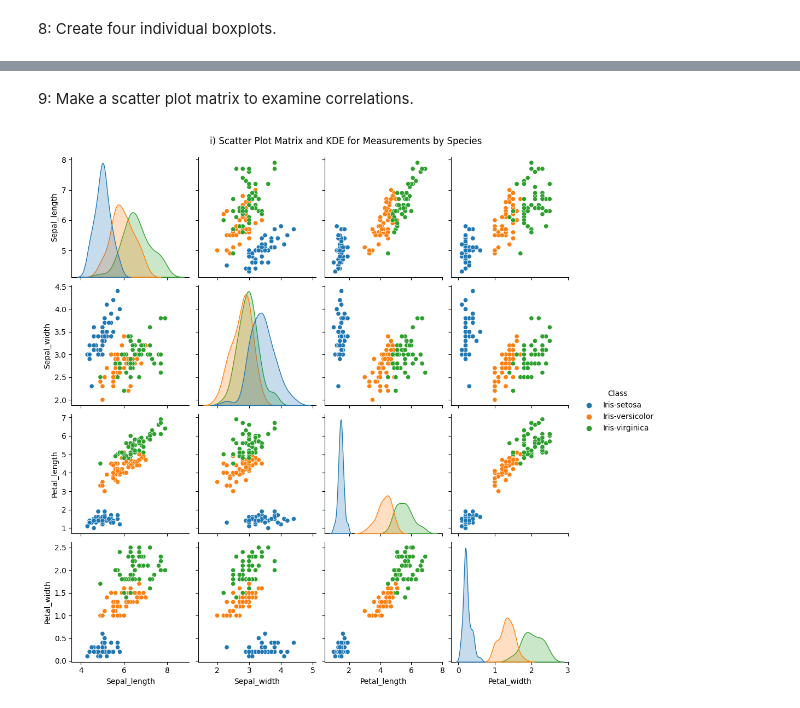
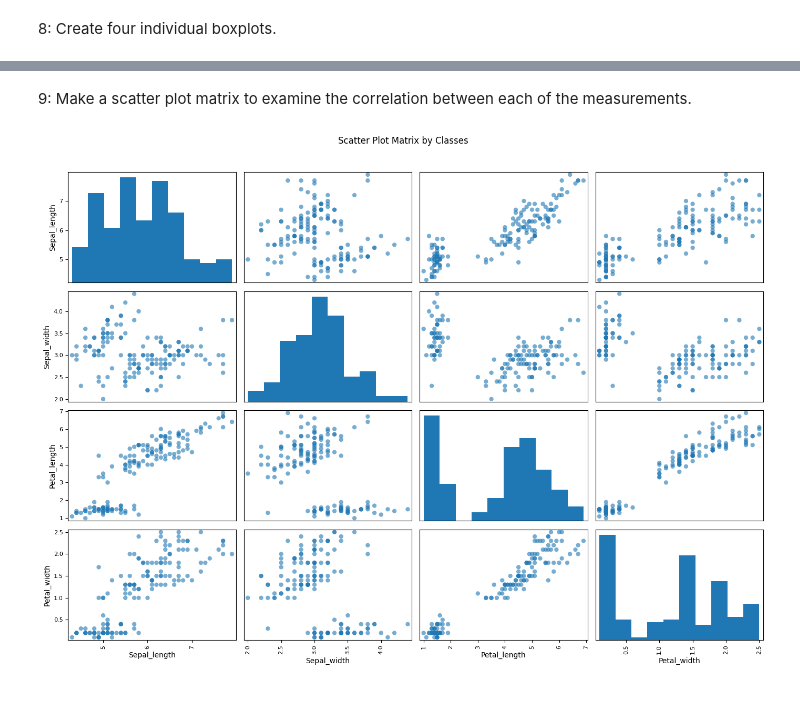
Before and after one commit to LAbeast021/Comp442, a Jupyter notebook: KiarashHesampour/iris.ipynb, the cells around one changed output, grey strips where cells are left out. Saved outputs shown, nothing was run; the diff lists cells and outputs as text; code cells hidden in the pictures.

```diff
--- a/KiarashHesampour/iris.ipynb
+++ b/KiarashHesampour/iris.ipynb
@@ -125,8 +128,16 @@ mp.show()
 # %% [markdown]
-9: Make a scatter plot matrix to examine correlations.
+9: Make a scatter plot matrix to examine the correlation between each of the measurements.
-# %%
-seaborn.pairplot(iris_df, hue='Class', diag_kind='kde')
-mp.suptitle("i) Scatter Plot Matrix and KDE for Measurements by Species", y=1.02)
-mp.show()
-# %% [output]
-[figure, removed]
+# %%
+# Below is a code using Panda library
+measurements = iris_data[measurement_columns_names]
+pandas.plotting.scatter_matrix(measurements, figsize=(14, 10), diagonal='hist', marker='o', alpha=0.6)
+mp.suptitle("Scatter Plot Matrix by Classes", y=1.02)
+mp.tight_layout()
+mp.show()
+
+# It can also be done using Seaborn library the code is below
+# seaborn.pairplot(iris_data, hue='Class', diag_kind='kde')
+# mp.suptitle("Scatter Plot Matrix by Classes", y=1.02)
+# mp.show()
+# %% [output]
+[figure, added]
```
Also changed, not shown: parts of 13 cells of this notebook, 1 other file.
